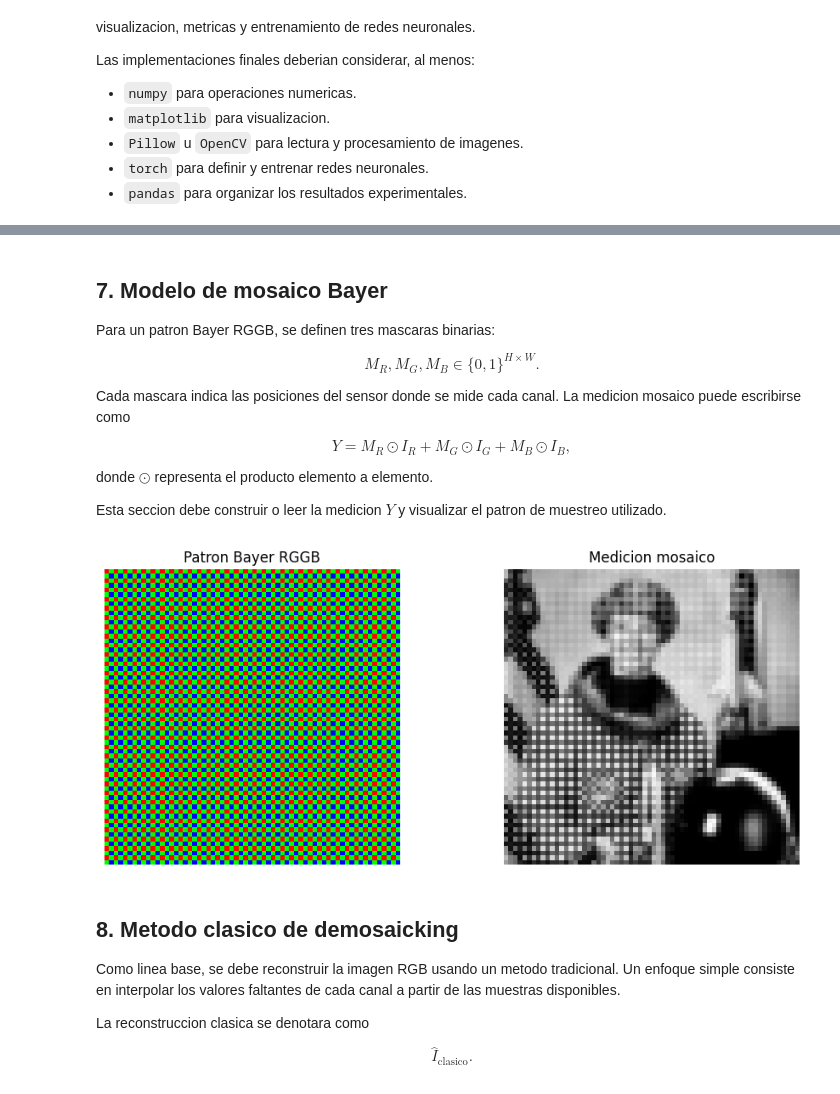
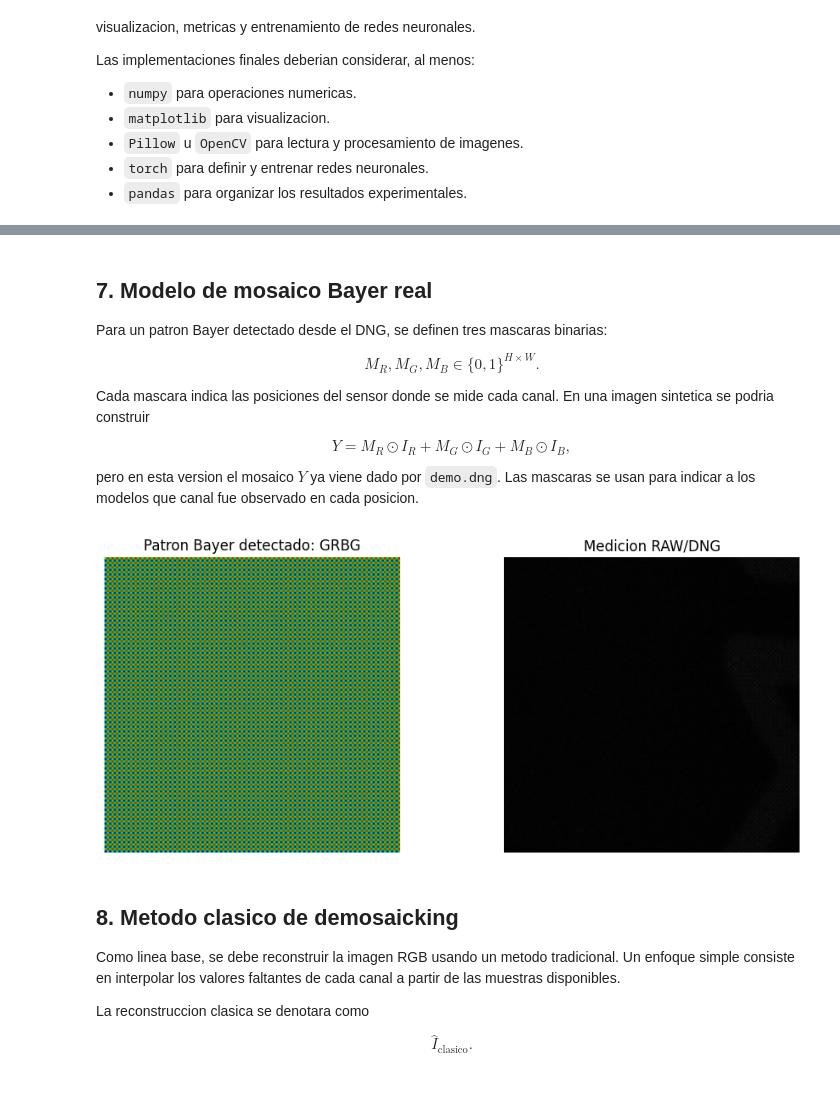
Before and after one commit to fralfaro/inf449-portafolio, a Jupyter notebook: tareas/tarea-02/homework2.ipynb, the cells around one changed output, grey strips where cells are left out. Cells and saved outputs as stored; diff of their text form; code cells hidden in the pictures.

```diff
--- a/tareas/tarea-02/homework2.ipynb
+++ b/tareas/tarea-02/homework2.ipynb
@@ -140,0 +143,16 @@ La seccion de carga de `bursts_0006.dng`, `bursts_0006.tiff` y `bursts_0006.jpg`
+# %%
+from pathlib import Path
+import urllib.request
+
+DATA_DIR = Path("data/raw_demo")
+DATA_DIR.mkdir(parents=True, exist_ok=True)
+
+RAW_URL = "https://raw.githubusercontent.com/fralfaro/images/refs/heads/main/demo.dng"
+JPG_URL = "https://raw.githubusercontent.com/fralfaro/images/refs/heads/main/demo.jpg"
+RAW_PATH = DATA_DIR / "demo.dng"
+JPG_PATH = DATA_DIR / "demo.jpg"
+
+for url, out_path in [(RAW_URL, RAW_PATH), (JPG_URL, JPG_PATH)]:
+    if not out_path.exists():
+        urllib.request.urlretrieve(url, out_path)
+    print(f"{out_path}: {out_path.stat().st_size / 1024**2:.2f} MB")
@@ -170,57 +316,53 @@ plt.axis("off");
 # %% [markdown]
-## 7. Modelo de mosaico Bayer
+## 7. Modelo de mosaico Bayer real
 
-Para un patron Bayer RGGB, se definen tres mascaras binarias:
+Para un patron Bayer detectado desde el DNG, se definen tres mascaras binarias:
 
 $$
 M_R, M_G, M_B \in \{0,1\}^{H \times W}.
 $$
 
-Cada mascara indica las posiciones del sensor donde se mide cada canal. La medicion mosaico puede escribirse como
+Cada mascara indica las posiciones del sensor donde se mide cada canal. En una imagen sintetica se podria construir
 
 $$
 Y = M_R \odot I_R + M_G \odot I_G + M_B \odot I_B,
 $$
 
-donde $\odot$ representa el producto elemento a elemento.
-
-Esta seccion debe construir o leer la medicion $Y$ y visualizar el patron de muestreo utilizado.
+pero en esta version el mosaico $Y$ ya viene dado por `demo.dng`. Las mascaras se usan para indicar a los modelos que canal fue observado en cada posicion.
 # %%
-# Mascaras Bayer y medicion mosaico
+# Mascaras Bayer y utilidades de mosaico
 def bayer_masks(height, width, pattern="RGGB"):
     """Construye mascaras binarias RGB para un patron Bayer de 2x2."""
     patterns = {
         "RGGB": np.array([[0, 1], [1, 2]]),
         "BGGR": np.array([[2, 1], [1, 0]]),
         "GRBG": np.array([[1, 0], [2, 1]]),
         "GBRG": np.array([[1, 2], [0, 1]]),
     }
     if pattern not in patterns:
         raise ValueError(f"Patron Bayer no soportado: {pattern}")
     tile = patterns[pattern]
     masks = np.zeros((height, width, 3), dtype=np.float32)
     for row in range(2):
         for col in range(2):
             masks[row::2, col::2, tile[row, col]] = 1.0
     return masks
 
 def make_bayer_mosaic(rgb_image, masks):
+    """Genera un mosaico sintetico; se usa solo para entrenar con datasets RGB auxiliares."""
     return np.sum(rgb_image * masks, axis=-1).astype(np.float32)
 
-bayer_pattern = "RGGB"
-bayer = bayer_masks(*rgb_reference.shape[:2], pattern=bayer_pattern)
-mosaic = make_bayer_mosaic(rgb_reference, bayer)
-
+# Si esta celda se ejecuta despues de la preparacion, solo visualiza el patron real ya detectado.
 fig, axes = plt.subplots(1, 2, figsize=(10, 4))
 axes[0].imshow(bayer)
-axes[0].set_title(f"Patron Bayer {bayer_pattern}")
+axes[0].set_title(f"Patron Bayer detectado: {bayer_pattern}")
 axes[1].imshow(mosaic, cmap="gray", vmin=0, vmax=1)
-axes[1].set_title("Medicion mosaico")
+axes[1].set_title("Medicion RAW/DNG")
 for ax in axes:
     ax.axis("off")
 plt.tight_layout()
 # %% [output]
-[figure, old version]
+[figure, new version]
 # %% [markdown]
 ## 8. Metodo clasico de demosaicking
 
```
Also changed, not shown: parts of 22 cells of this notebook, 2 other files.
